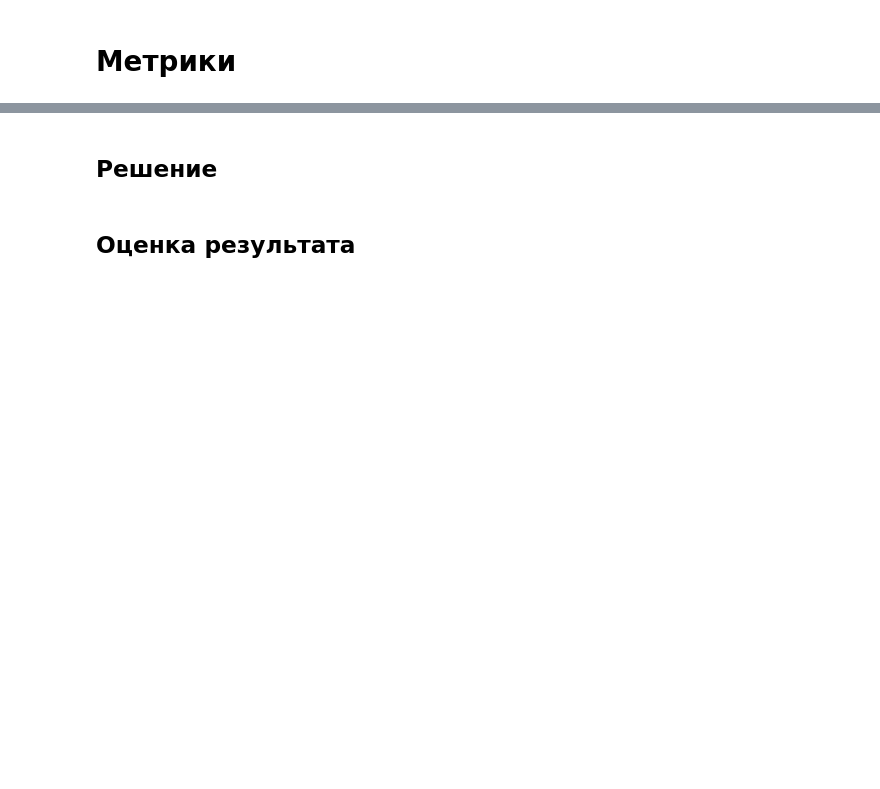
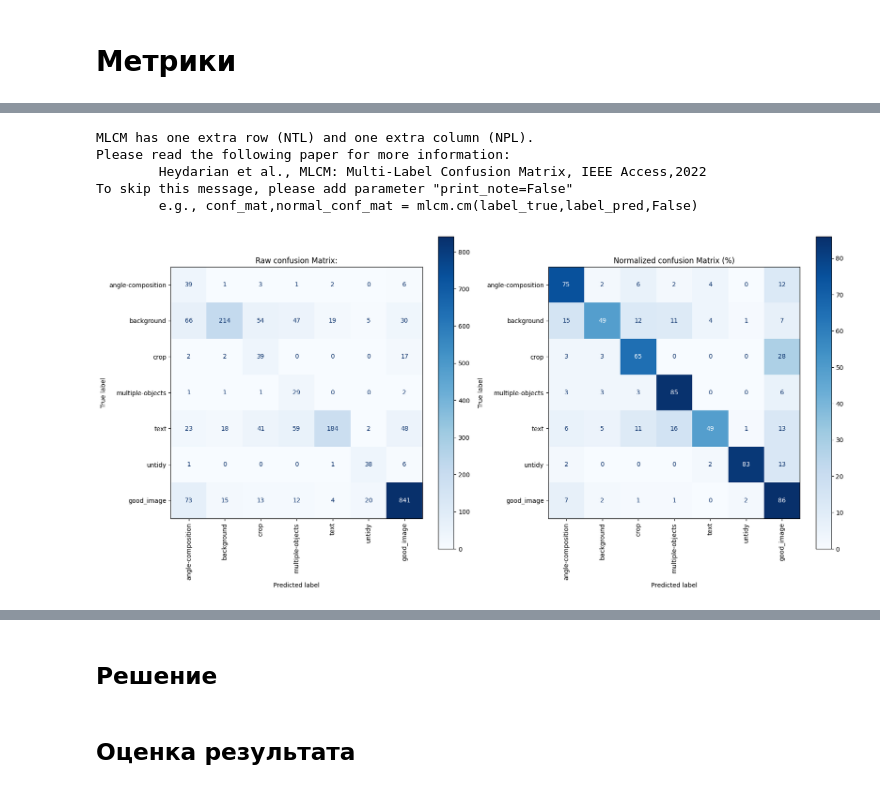
Before and after one commit to Luzinsan/intership, a Jupyter notebook: ex2/EX2_Quality.ipynb, the cells around one changed output, grey strips where cells are left out. Saved outputs shown, nothing was run; the diff lists cells and outputs as text; code cells hidden in the pictures; blank space fills up the shorter version.

Commit message:
pretty output conf_matrs, clearml to wandb, optimizing HP

```diff
--- a/ex2/EX2_Quality.ipynb
+++ b/ex2/EX2_Quality.ipynb
@@ -484,7 +485,7 @@ for inputs in tqdm(image_loader):
 ####### FINAL CALCULATIONS
 
 # pixel count
-count = len(image_dataset) * 512 * 512
+count = len(image_dataset) * CFG.IMG_SIZE[0] * CFG.IMG_SIZE[1]
 
 # mean and std
 total_mean = psum / count
@@ -684,19 +718,3 @@ model.model.stages.2.blocks.5.conv1.weight torch.Size([256, 1024, 1, 1])
 model.model.stages.3.blocks.0.conv1.weight torch.Size([512, 1024, 1, 1])
 model.model.stages.3.blocks.1.conv1.weight torch.Size([512, 2048, 1, 1])
 model.model.stages.3.blocks.2.conv1.weight torch.Size([512, 2048, 1, 1])
-# %%
-trainer = pl.Trainer(
-        max_epochs=20,
-        accelerator='gpu',
-        devices=1,
-        callbacks=[EarlyStopping(monitor="val/loss", mode="min", patience=5)]
-    )
-
-# %load_ext tensorboard
-# %tensorboard --logdir ./lightning_logs
-
-task = clearml.Task.init(project_name='WB intership', task_name='multi-label classification')
-trainer.fit(model=pl_Model,
-            train_dataloaders=df.train_dataloader(),
-            val_dataloaders=df.val_dataloader())
-task.close()
@@ -733,0 +837,2 @@ Detected KeyboardInterrupt, attempting graceful shutdown...
+# %%
+train(config)
@@ -734,2 +889,20 @@ Detected KeyboardInterrupt, attempting graceful shutdown...
 # %% [markdown]
 # Метрики
+# %%
+import wandb
+run = wandb.init()
+model_v = 'model:v2'
+artifact = run.use_artifact(f'luzinsan/intership-ex2/{model_v}', type='model')
+artifact_dir = artifact.download()
+
+backbone = timm.create_model("resnetv2_50", pretrained=True, num_classes=0)
+Model = MLCNNet(backbone, 6, 512, 0.5)
+pl_Model = LitMLCNet(Model, config)
+pl_Model.model.load_state_dict(torch.load(f'artifacts/{model_v}/model.pth'))
+pl_Model.model = pl_Model.model.eval()
+
+trainer = pl.Trainer(
+            accelerator='gpu',
+            devices=1,
+            log_every_n_steps=5,
+        )
@@ -746,19 +953,26 @@ print(f"test_accuracy  - {accuracy_score(preds,labels)}")
 # %%
 # Матрица ошибок с помощью mlcm:
-# последняя строка/столбец NoC (No class) - объекту не сопоставлен ни один из классов
 conf_mat, normal_conf_mat = mlcm.cm(labels, preds)
 
 fig = plt.figure(figsize=(20, 20))
-matrix_classes = np.append(df.train.mlb.classes_, 'NoC')
+
+matrix_classes = np.delete(df.train.mlb.classes_, np.where(df.train.mlb.classes_ == 'good-image'))
+matrix_classes = np.append(matrix_classes, 'good_image')
 
 ax1 = fig.add_subplot(2,2,1)
 disp = ConfusionMatrixDisplay(confusion_matrix=conf_mat, display_labels=matrix_classes)
 disp.plot(cmap=plt.cm.Blues, xticks_rotation=90, ax=ax1)
 plt.title('Raw confusion Matrix:')
 
 ax2 = fig.add_subplot(2,2,2)
 disp = ConfusionMatrixDisplay(confusion_matrix=normal_conf_mat, display_labels=matrix_classes)
 disp.plot(cmap=plt.cm.Blues, xticks_rotation=90, ax=ax2)
 plt.title('Normalized confusion Matrix (%)')
-
 plt.show()
+# %% [output]
+MLCM has one extra row (NTL) and one extra column (NPL).
+Please read the following paper for more information:
+        Heydarian et al., MLCM: Multi-Label Confusion Matrix, IEEE Access,2022
+To skip this message, please add parameter "print_note=False"
+        e.g., conf_mat,normal_conf_mat = mlcm.cm(label_true,label_pred,False)
+[figure, added]
```
Also changed, not shown: parts of 29 cells of this notebook, 3 other files.
